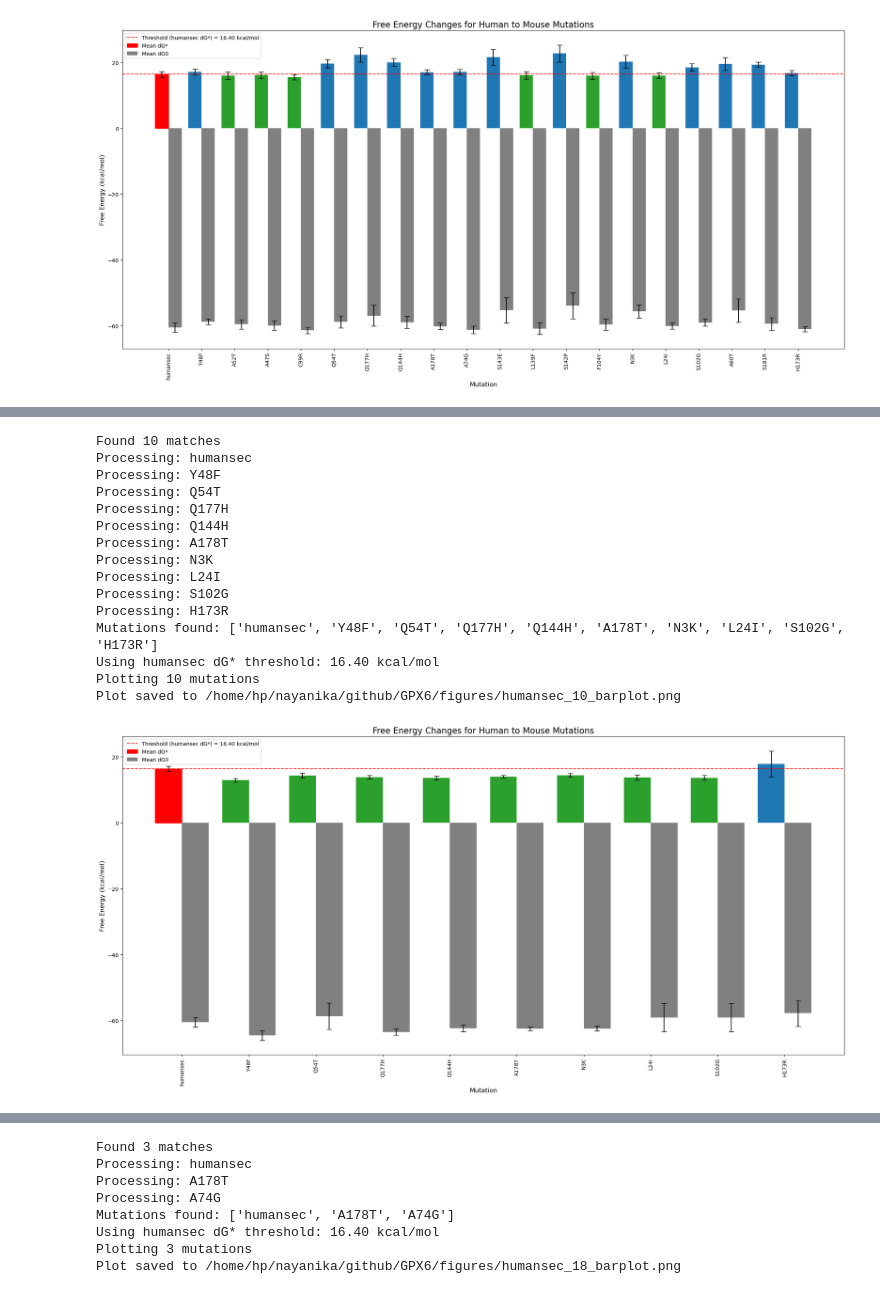
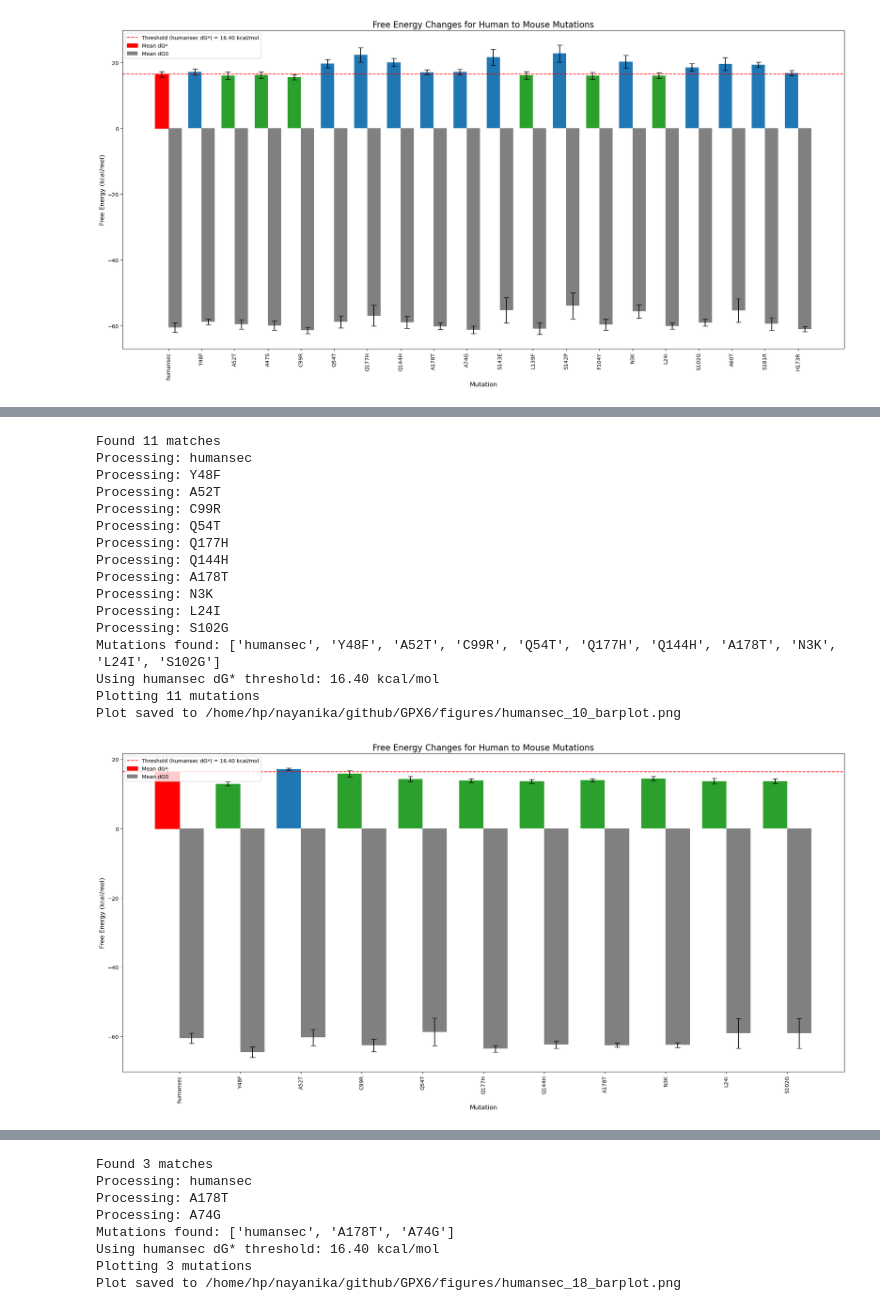
Before and after one commit to ND7996/GPX6, a Jupyter notebook: analysis/free_energy/barplot_energy_human.ipynb, the cells around one changed output, grey strips where cells are left out. Drawn from its saved outputs; the diff is of its cells as text; code cells hidden in the pictures.

```diff
--- a/analysis/free_energy/barplot_energy_human.ipynb
+++ b/analysis/free_energy/barplot_energy_human.ipynb
@@ -1498,6 +1513,10 @@ humansec & 16.40 $\pm$ 0.83 kcal/mol & -60.52 $\pm$ 1.46 kcal/mol \\
 \hline
 Y48F   & 12.92 $\pm$ 0.61 kcal/mol & -64.51 $\pm$ 1.51 kcal/mol \\
 \hline
+A52T   & 17.16 $\pm$ 0.37 kcal/mol & -60.28 $\pm$ 2.35 kcal/mol \\
+\hline
+C99R & 15.80 $\pm$ 0.88 kcal/mol & -62.57 $\pm$  1.78 kcal/mol \\
+\hline
 Q54T   & 14.35 $\pm$ 0.76 kcal/mol & -58.68 $\pm$ 4.02 kcal/mol \\
 \hline
 Q177H  & 13.90 $\pm$ 0.54 kcal/mol & -63.56 $\pm$ 0.91 kcal/mol \\
@@ -1511,8 +1530,6 @@ N3K    & 14.45 $\pm$ 0.58 kcal/mol & -62.47 $\pm$ 0.74 kcal/mol \\
 L24I   & 13.71 $\pm$ 0.83 kcal/mol & -59.10 $\pm$ 4.28 kcal/mol \\
 \hline
 S102G  & 13.68 $\pm$ 0.71 kcal/mol & -59.10 $\pm$ 4.30 kcal/mol \\
-\hline
-H173R  & 17.92 $\pm$ 3.90 kcal/mol & -57.80 $\pm$ 3.94 kcal/mol \\
 \hline
 \end{tabular}
 \caption{Combined Free Energy Changes}
@@ -1602,38 +1619,39 @@ ax.axhline(humansec_dg_star, color='red', linestyle='--',
 # Formatting
 ax.set_xticks(x)
 ax.set_xticklabels(mutations, rotation=90, ha="center", fontsize=10)
 ax.set_xlabel("Mutation", fontsize=12)
 ax.set_ylabel("Free Energy (kcal/mol)", fontsize=12)
 ax.set_title("Free Energy Changes for Human to Mouse Mutations", fontsize=16)
 ax.legend(loc='upper left', fontsize=10, frameon=True)
 
 # Print confirmation of number of mutations
 print(f"Plotting {len(mutations)} mutations")
 
 output_path = "/home/hp/nayanika/github/GPX6/figures/humansec_10_barplot.png"
 plt.savefig(output_path, dpi=300, bbox_inches='tight')
 print(f"Plot saved to {output_path}")
 
 # Adjust layout
 plt.tight_layout()
 plt.show()
 # %% [output]
-Found 10 matches
+Found 11 matches
 Processing: humansec
 Processing: Y48F
+Processing: A52T
+Processing: C99R
 Processing: Q54T
 Processing: Q177H
 Processing: Q144H
 Processing: A178T
 Processing: N3K
 Processing: L24I
 Processing: S102G
-Processing: H173R
-Mutations found: ['humansec', 'Y48F', 'Q54T', 'Q177H', 'Q144H', 'A178T', 'N3K', 'L24I', 'S102G', 'H173R']
+Mutations found: ['humansec', 'Y48F', 'A52T', 'C99R', 'Q54T', 'Q177H', 'Q144H', 'A178T', 'N3K', 'L24I', 'S102G']
 Using humansec dG* threshold: 16.40 kcal/mol
-Plotting 10 mutations
+Plotting 11 mutations
 Plot saved to /home/hp/nayanika/github/GPX6/figures/humansec_10_barplot.png
-[figure, old version]
+[figure, new version]
 # %%
 import re
 import numpy as np
```
Also changed, not shown: parts of 17 cells of this notebook, 42 other files.
